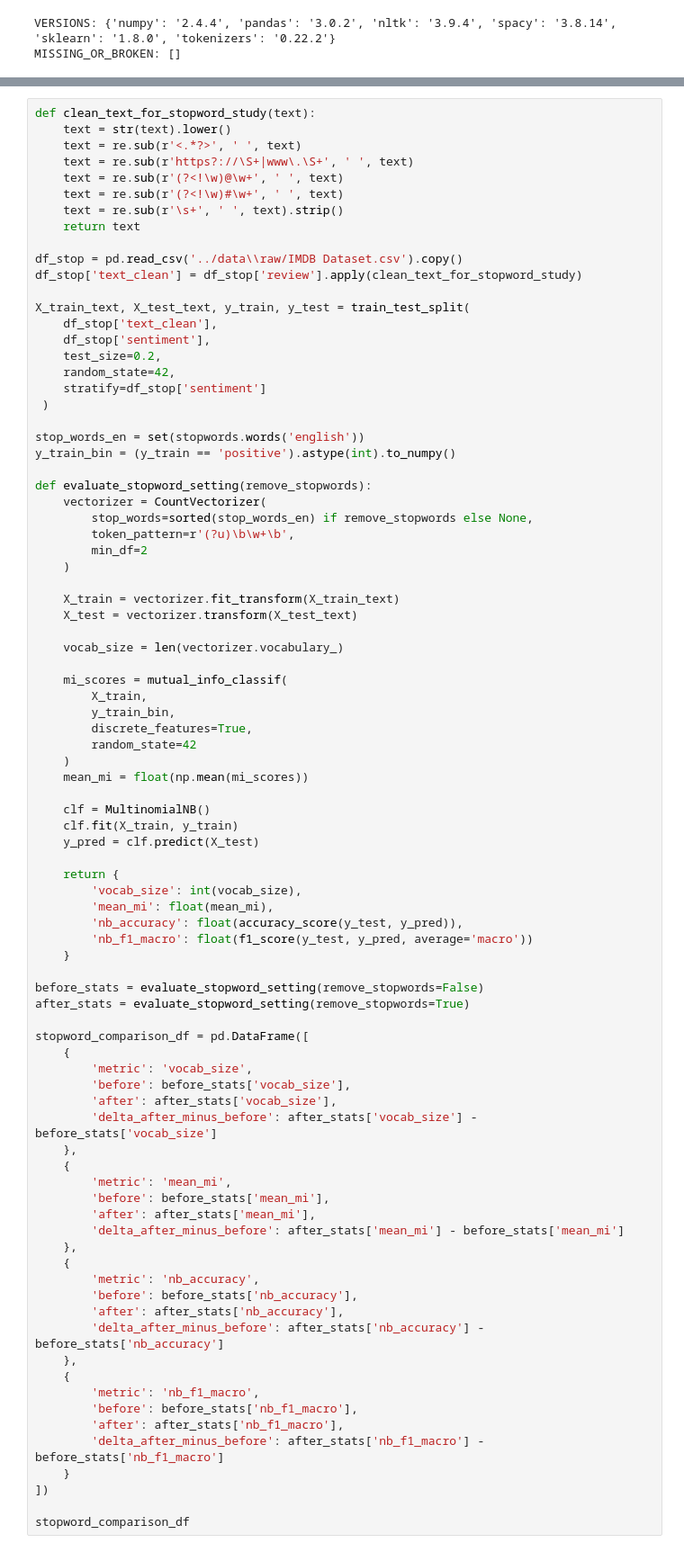
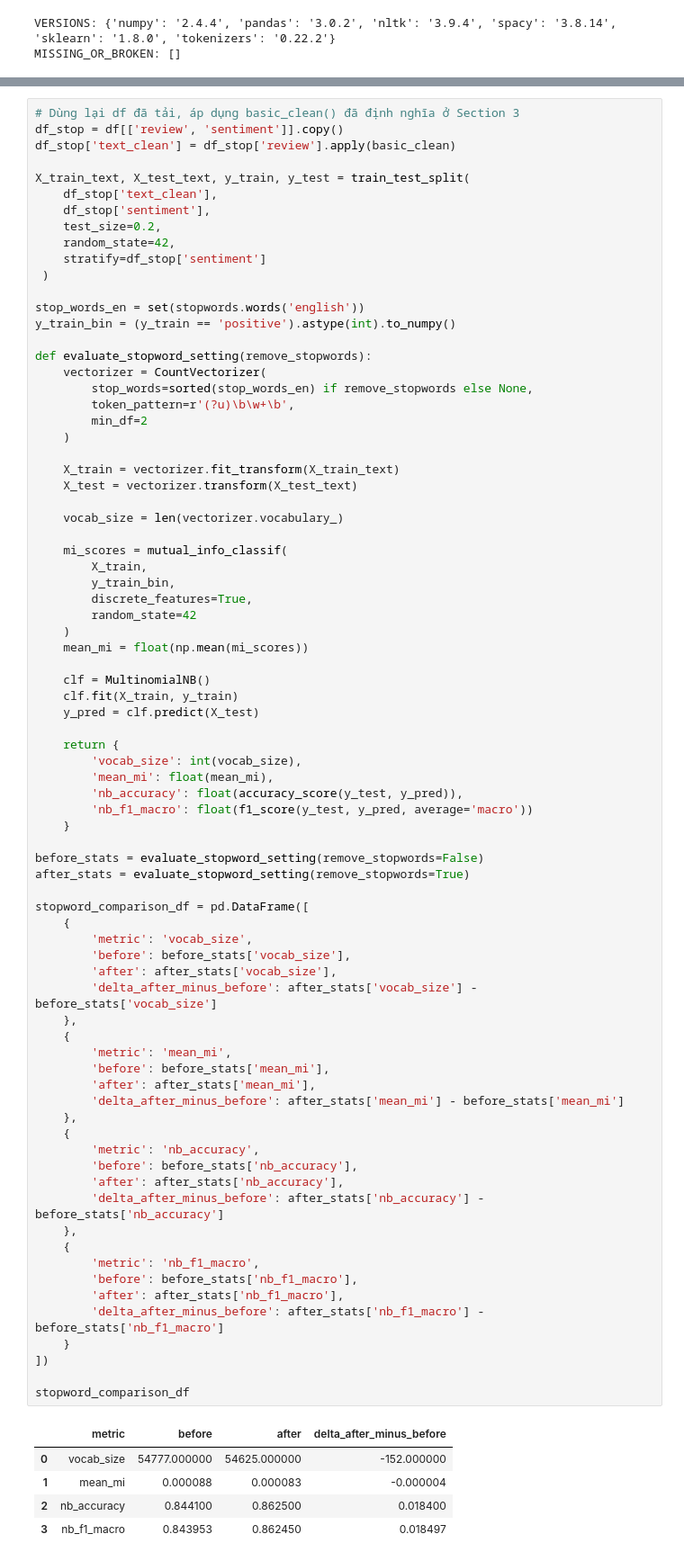
Before and after one commit to HungHiHung10/Lab01-Data-Mining, a Jupyter notebook: notebooks/06_Preprocessing_text.ipynb, the cells around one changed output, grey strips where cells are left out. Shown at 90% size. Cells and saved outputs as stored; diff of their text form.

```diff
--- a/notebooks/06_Preprocessing_text.ipynb
+++ b/notebooks/06_Preprocessing_text.ipynb
@@ -505,15 +612,7 @@ MISSING_OR_BROKEN: []
 # %%
-def clean_text_for_stopword_study(text):
-    text = str(text).lower()
-    text = re.sub(r'<.*?>', ' ', text)
-    text = re.sub(r'https?://\S+|www\.\S+', ' ', text)
-    text = re.sub(r'(?<!\w)@\w+', ' ', text)
-    text = re.sub(r'(?<!\w)#\w+', ' ', text)
-    text = re.sub(r'\s+', ' ', text).strip()
-    return text
-
-df_stop = pd.read_csv('../data\\raw/IMDB Dataset.csv').copy()
-df_stop['text_clean'] = df_stop['review'].apply(clean_text_for_stopword_study)
+# Dùng lại df đã tải, áp dụng basic_clean() đã định nghĩa ở Section 3
+df_stop = df[['review', 'sentiment']].copy()
+df_stop['text_clean'] = df_stop['review'].apply(basic_clean)
 
 X_train_text, X_test_text, y_train, y_test = train_test_split(
     df_stop['text_clean'],
@@ -561,30 +660,36 @@ before_stats = evaluate_stopword_setting(remove_stopwords=False)
 after_stats = evaluate_stopword_setting(remove_stopwords=True)
 
 stopword_comparison_df = pd.DataFrame([
     {
         'metric': 'vocab_size',
         'before': before_stats['vocab_size'],
         'after': after_stats['vocab_size'],
         'delta_after_minus_before': after_stats['vocab_size'] - before_stats['vocab_size']
     },
     {
         'metric': 'mean_mi',
         'before': before_stats['mean_mi'],
         'after': after_stats['mean_mi'],
         'delta_after_minus_before': after_stats['mean_mi'] - before_stats['mean_mi']
     },
     {
         'metric': 'nb_accuracy',
         'before': before_stats['nb_accuracy'],
         'after': after_stats['nb_accuracy'],
         'delta_after_minus_before': after_stats['nb_accuracy'] - before_stats['nb_accuracy']
     },
     {
         'metric': 'nb_f1_macro',
         'before': before_stats['nb_f1_macro'],
         'after': after_stats['nb_f1_macro'],
         'delta_after_minus_before': after_stats['nb_f1_macro'] - before_stats['nb_f1_macro']
     }
 ])
 
 stopword_comparison_df
+# %% [output]
+|  | metric | before | after | delta_after_minus_before |
+| 0 | vocab_size | 54777.000000 | 54625.000000 | -152.000000 |
+| 1 | mean_mi | 0.000088 | 0.000083 | -0.000004 |
+| 2 | nb_accuracy | 0.844100 | 0.862500 | 0.018400 |
+| 3 | nb_f1_macro | 0.843953 | 0.862450 | 0.018497 |
```
Also changed, not shown: parts of 56 cells of this notebook.
